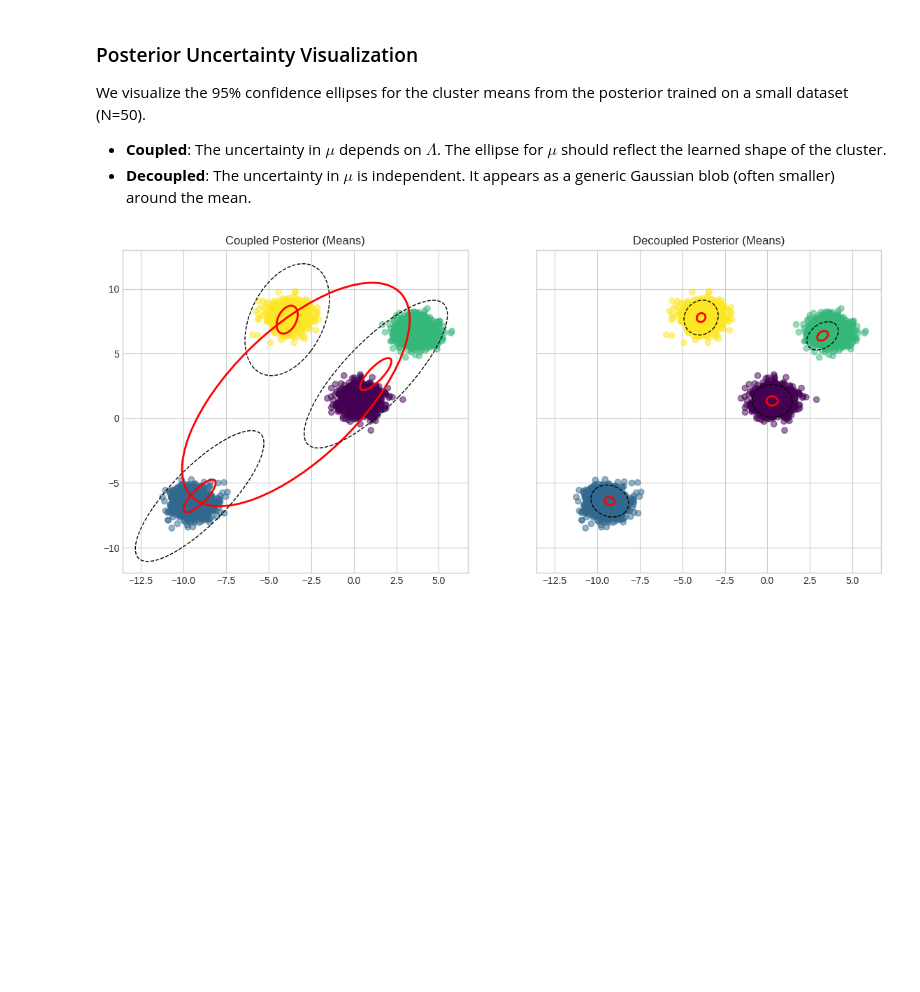
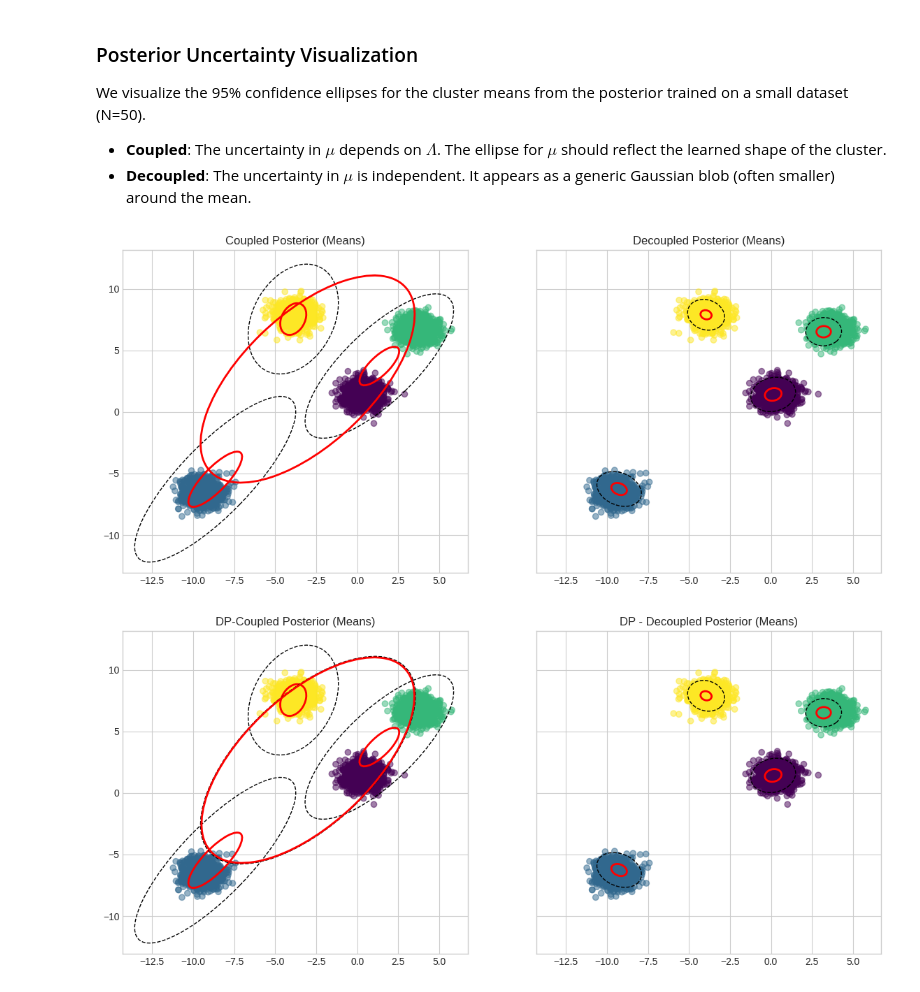
Before and after one commit to dimarkov/notes, a Jupyter notebook: bayesian_gmm_comparison.ipynb, the cells around one changed output. Saved outputs shown, nothing was run; the diff lists cells and outputs as text; code cells hidden in the pictures; blank space fills up the shorter version.

Commit message:
added dp-gmm model to the comparison

```diff
--- a/bayesian_gmm_comparison.ipynb
+++ b/bayesian_gmm_comparison.ipynb
@@ -389,7 +470,7 @@ We visualize the 95% confidence ellipses for the cluster means from the posterio
 *   **Decoupled**: The uncertainty in $\mu$ is independent. It appears as a generic Gaussian blob (often smaller) around the mean.
 # %%
 # Train on small data to highlight prior effects
-N_vis = 50
+N_vis = 32
 X_vis, z_vis = X[:N_vis], z_true[:N_vis]
 
 c_gmm_vis = CoupledBayesianGMM(K_model)
@@ -430,4 +511,60 @@ for k in range(K_model):
 
 plt.show()
 # %% [output]
-[figure, old version]
+[figure, new version]
+# %%
+# Train on small data to highlight prior effects
+N_vis = 32
+X_vis, z_vis = X[:N_vis], z_true[:N_vis]
+
+c_dpgmm_vis = CoupledBayesianGMM(
+    2 * K_model,
+    prior='dirichlet_process',
+    concentration_prior=1.0
+)
+c_dpgmm_vis.fit(X_vis, max_iter=500)
+active_idx1 = np.argsort(c_dpgmm_vis.bgmm.weights_)[::-1][:K_model]
+
+d_dpgmm_vis = DecoupledBayesianGMM(
+    2 * K_model,
+    D_model,
+    prior='dirichlet_process',
+    concentration_prior=1.0
+)
+d_dpgmm_vis.fit(X_vis, m_step_iters=64)
+active_idx2 = np.argsort(d_dpgmm_vis.r.sum(0))[::-1][:K_model]
+
+fig, ax = plt.subplots(1, 2, figsize=(14, 6), sharex=True, sharey=True)
+
+# Plot Coupled
+ax[0].scatter(X[:, 0], X[:, 1], c=z_true, alpha=0.5, cmap='viridis')
+ax[0].set_title("DP-Coupled Posterior (Means)")
+for k in range(K_model):
+    # Plot Data Ellipse (Expected)
+    # E[Lambda^-1] approx (nu-D-1)^-1 W^-1? No, E[Lambda] = nu W.
+    # Expected Covariance = (nu W)^-1
+    s = int(active_idx1[k])
+    cov_k = c_dpgmm_vis.bgmm.covariances_[s]
+    mu_k = c_dpgmm_vis.bgmm.means_[s]
+    plot_confidence_ellipse(mu_k, cov_k, ax[0], edgecolor='black', linestyle='--')
+
+    # Plot Mean Uncertainty
+    # Var(mu) approx (beta * nu * W)^-1
+    cov_mu_k = cov_k / c_dpgmm_vis.bgmm.mean_precision_[s]
+    plot_confidence_ellipse(mu_k, cov_mu_k, ax[0], edgecolor='red', linewidth=2)
+
+# Plot Decoupled
+ax[1].scatter(X[:, 0], X[:, 1], c=z_true, alpha=0.5, cmap='viridis')
+ax[1].set_title("DP - Decoupled Posterior (Means)")
+for k in range(K_model):
+    # Expected Covariance
+    s = int(active_idx2[k])
+    cov_k = np.linalg.inv(d_dpgmm_vis.nu[s] * d_dpgmm_vis.W[s])
+    plot_confidence_ellipse(d_dpgmm_vis.m[s], cov_k, ax[1], edgecolor='black', linestyle='--')
+
+    # Plot Mean Uncertainty
+    plot_confidence_ellipse(d_dpgmm_vis.m[s], d_dpgmm_vis.V[s], ax[1], edgecolor='red', linewidth=2)
+
+plt.show()
+# %% [output]
+[figure, added]
```
Also changed, not shown: parts of 5 cells of this notebook.
